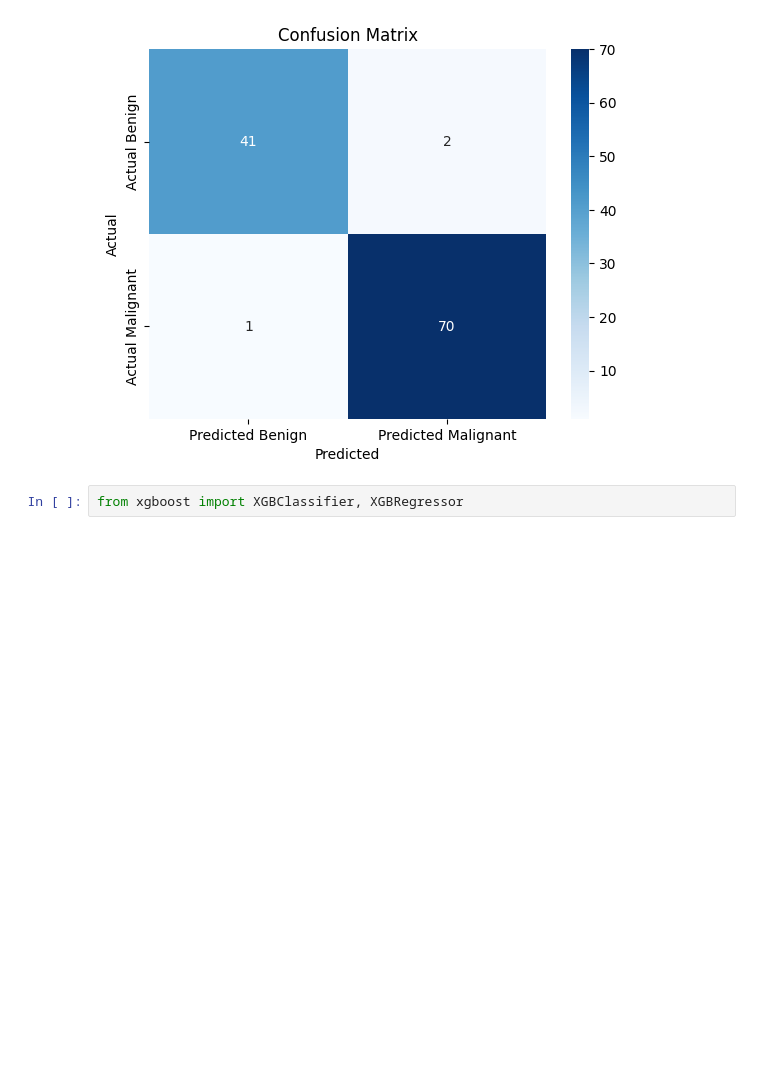
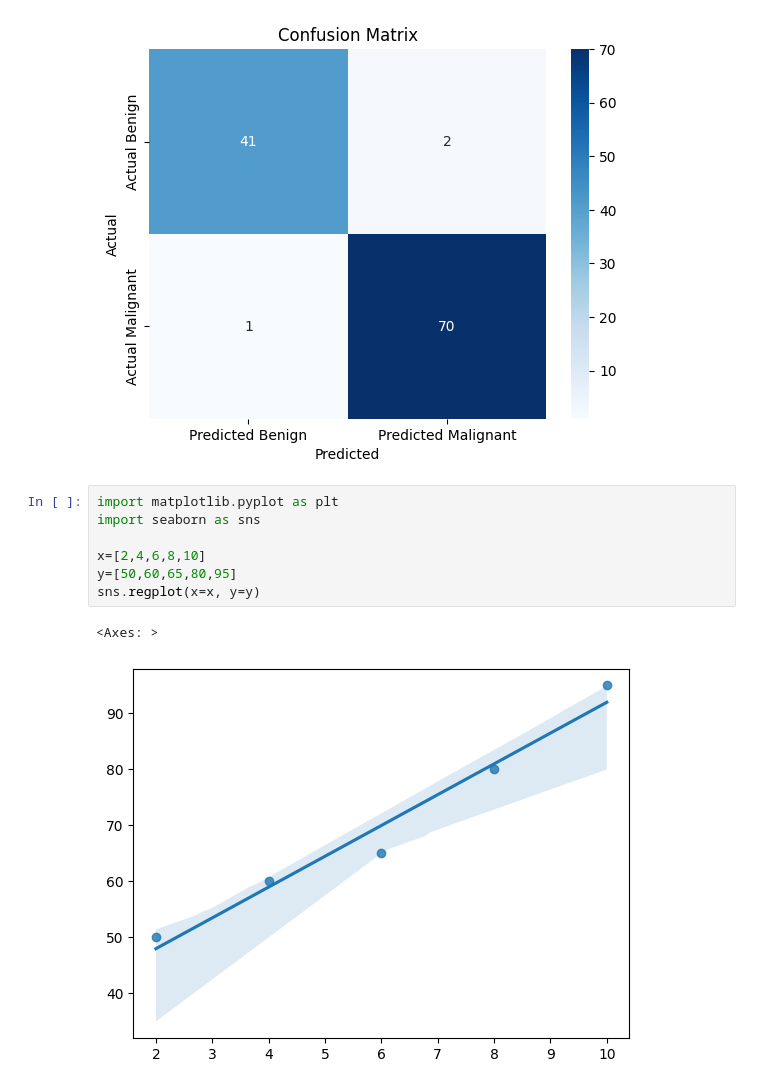
Before and after one commit to KishoreGauthaman-ai/kpriet-coe-assistant, a Jupyter notebook: train.ipynb, the cells around one changed output. Drawn from its saved outputs; the diff is of its cells as text; blank space fills up the shorter version.

```diff
--- a/train.ipynb
+++ b/train.ipynb
@@ -130,4 +130,12 @@ plt.show()
 # %% [output]
 [figure]
 # %%
-from xgboost import XGBClassifier, XGBRegressor
+import matplotlib.pyplot as plt
+import seaborn as sns
+
+x=[2,4,6,8,10]
+y=[50,60,65,80,95]
+sns.regplot(x=x, y=y)
+# %% [output]
+<Axes: >
+[figure, added]
```
Also changed, not shown: 2 other files.
